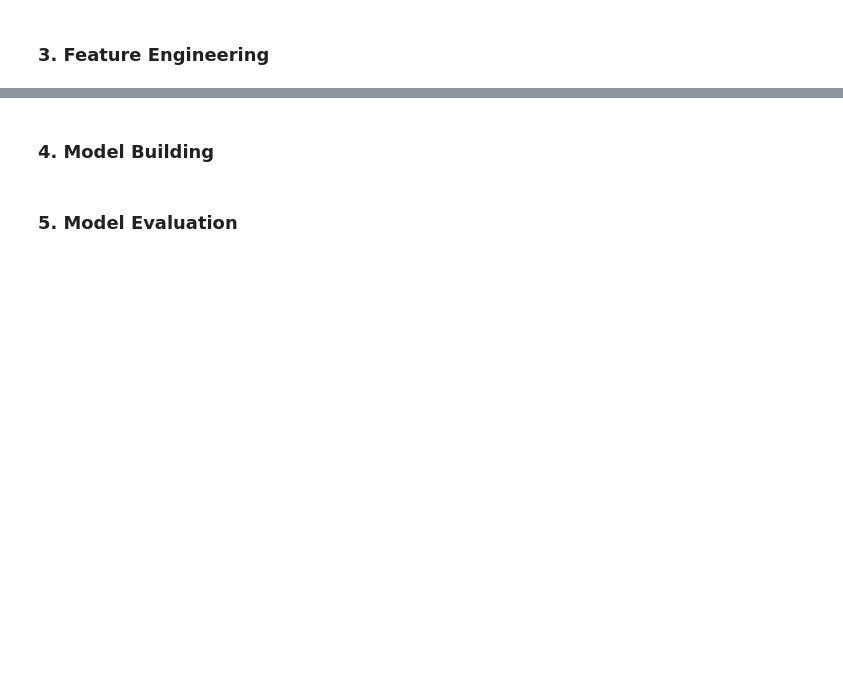
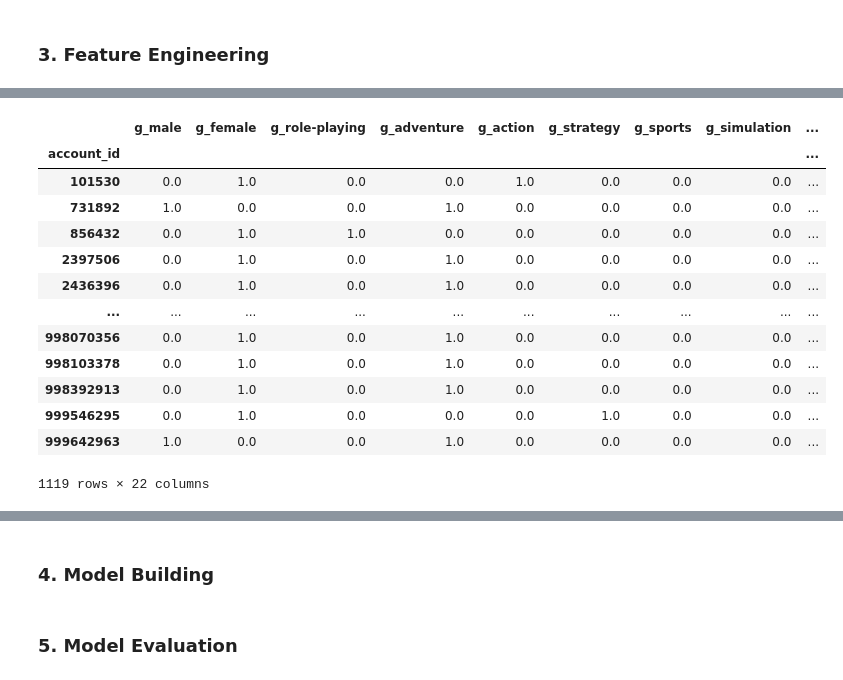
Before and after one commit to jorgecompleto/Qustodio-Technical-Test, a Jupyter notebook: Exercise_2_Churn_Prediction.ipynb, the cells around one changed output, grey strips where cells are left out. Saved outputs shown, nothing was run; the diff lists cells and outputs as text; code cells hidden in the pictures; blank space fills up the shorter version.

Commit message:
creates feature engineering pipelines

```diff
--- a/Exercise_2_Churn_Prediction.ipynb
+++ b/Exercise_2_Churn_Prediction.ipynb
@@ -208,0 +223,17 @@ encoding
+# %%
+# Create the pipelines for both data types
+
+cat_pipepline = sk_pipe([('encoder', OneHotEncoder(categories= 'auto'))])
+num_pipeline = sk_pipe([('std_scaler', StandardScaler())])
+
+# Apply the pipelines
+
+pipeline_train_df_cat = cat_pipepline.fit_transform(train_df_cat)
+pipeline_train_df_num = num_pipeline.fit_transform(train_df_num)
+
+full_pipeline = ColumnTransformer([
+    ('num', num_pipeline, list_num),
+    ('cat', cat_pipepline, list_cat),
+])
+
+full_pipeline
@@ -208,0 +269,8 @@ encoding
+# %%
+cat_cols_encoded = []
+
+# Gets the category for each of the possible labels of categorical variables
+for col in list_cat:
+    cat_cols_encoded += [f"{col[0]}_{cat}" for cat in list(train_df[col].unique())]
+
+cat_cols_encoded
@@ -208,0 +295,20 @@ encoding
+# %%
+train_df_cat_prepared = pd.DataFrame(pipeline_train_df_cat.toarray(), columns= cat_cols_encoded,
+                                      index= train_df_cat.index) ## transformar para um df as categóricas
+
+train_df_cat_prepared
+# %% [output]
+|  | g_male | g_female | g_role-playing | g_adventure | g_action | g_strategy | g_sports | g_simulation | ... |
+| account_id |  |  |  |  |  |  |  |  | ... |
+| 101530 | 0.0 | 1.0 | 0.0 | 0.0 | 1.0 | 0.0 | 0.0 | 0.0 | ... |
+| 731892 | 1.0 | 0.0 | 0.0 | 1.0 | 0.0 | 0.0 | 0.0 | 0.0 | ... |
+| 856432 | 0.0 | 1.0 | 1.0 | 0.0 | 0.0 | 0.0 | 0.0 | 0.0 | ... |
+| 2397506 | 0.0 | 1.0 | 0.0 | 1.0 | 0.0 | 0.0 | 0.0 | 0.0 | ... |
+| 2436396 | 0.0 | 1.0 | 0.0 | 1.0 | 0.0 | 0.0 | 0.0 | 0.0 | ... |
+| ... | ... | ... | ... | ... | ... | ... | ... | ... | ... |
+| 998070356 | 0.0 | 1.0 | 0.0 | 1.0 | 0.0 | 0.0 | 0.0 | 0.0 | ... |
+| 998103378 | 0.0 | 1.0 | 0.0 | 1.0 | 0.0 | 0.0 | 0.0 | 0.0 | ... |
+| 998392913 | 0.0 | 1.0 | 0.0 | 1.0 | 0.0 | 0.0 | 0.0 | 0.0 | ... |
+| 999546295 | 0.0 | 1.0 | 0.0 | 0.0 | 0.0 | 1.0 | 0.0 | 0.0 | ... |
+| 999642963 | 1.0 | 0.0 | 0.0 | 1.0 | 0.0 | 0.0 | 0.0 | 0.0 | ... |
+1119 rows × 22 columns
```
Also changed, not shown: parts of 12 cells of this notebook.
